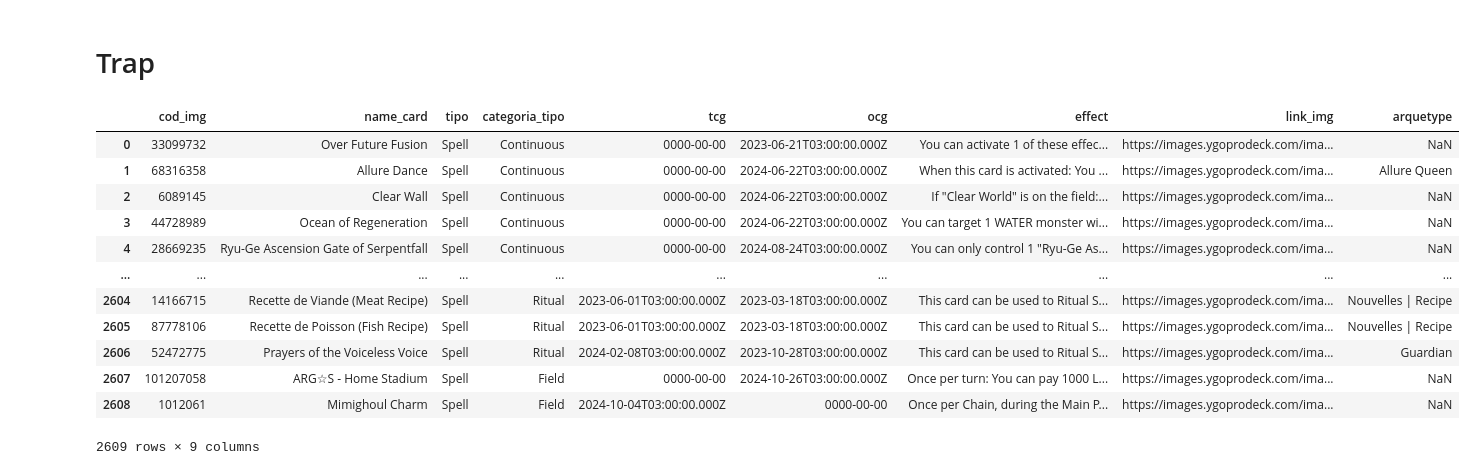
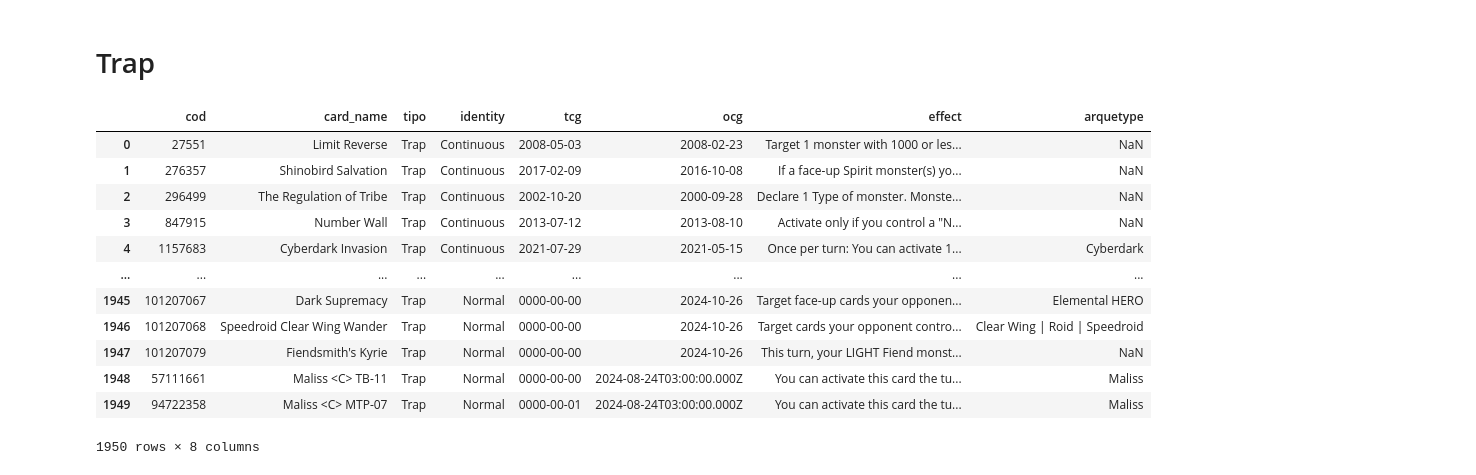
Before and after one commit to klausNoGit/DeckAPI, a Jupyter notebook: src/jupyter/clean_data.ipynb, the cells around one changed output. Cells and saved outputs as stored; diff of their text form; code cells hidden in the pictures.

```diff
--- a/src/jupyter/clean_data.ipynb
+++ b/src/jupyter/clean_data.ipynb
@@ -3,7 +3,7 @@ import pandas as pd
 import numpy as np
 import re
 # %%
-local_abs = '/home/zeus/Documents/card_game/src/estatistica/jupyter/abs.csv'
+local_abs = '/home/erick/Documents/card_game/src/csv/abs.csv'
 df = pd.read_csv(local_abs, sep='|')
 df
 # %% [output]
@@ -23,5 +23,5 @@ df
 # %%
 df_grupo = df.groupby('card')['arquetype'].apply(lambda x: ' | '.join(x)).reset_index()
-df_grupo.columns = ['name_card', 'arquetype']
+df_grupo.columns = ['card_name', 'arquetype']
 df_grupo
 # %% [output]
@@ -41,15 +41,13 @@ df_grupo
 # %%
 df_grupo.to_excel('arquetipos_names.xlsx', index=False)
 # %%
-local_arquetipos_names = '/home/zeus/Documents/card_game/src/estatistica/jupyter/arquetipos_names.xlsx'
-monster = '/home/zeus/Documents/card_game/src/cache/monster.csv'
-spell = '/home/zeus/Documents/card_game/src/cache/spell.csv'
-trap = '/home/zeus/Documents/card_game/src/cache/trap.csv'
+monster = '/home/erick/Documents/card_game/src/cache/monster.csv'
+spell = '/home/erick/Documents/card_game/src/cache/spell.csv'
+trap = '/home/erick/Documents/card_game/src/cache/trap.csv'
 
-df_local = pd.read_excel(local_arquetipos_names)
-df_monster = pd.read_csv(monster, sep='|')
-df_spell = pd.read_csv(spell, sep='|')
-df_trap = pd.read_csv(trap, sep='|')
+df_monster = pd.read_csv(monster, sep=';')
+df_spell = pd.read_csv(spell, sep=';')
+df_trap = pd.read_csv(trap, sep=';')
 # %%
 df_monster
 # %% [output]
@@ -209,19 +209,19 @@ spell_arq
 # %% [markdown]
 # Trap
 # %%
-trap_arq = pd.merge(df_spell, df_local, on='name_card', how='left')
+trap_arq = pd.merge(df_trap, df_grupo, on='card_name', how='left')
 trap_arq
 # %% [output]
-|  | cod_img | name_card | tipo | categoria_tipo | tcg | ocg | effect | link_img | arquetype |
-| 0 | 33099732 | Over Future Fusion | Spell | Continuous | 0000-00-00 | 2023-06-21T03:00:00.000Z | You can activate 1 of these effec... | https://images.ygoprodeck.com/ima... | NaN |
-| 1 | 68316358 | Allure Dance | Spell | Continuous | 0000-00-00 | 2024-06-22T03:00:00.000Z | When this card is activated: You ... | https://images.ygoprodeck.com/ima... | Allure Queen |
-| 2 | 6089145 | Clear Wall | Spell | Continuous | 0000-00-00 | 2024-06-22T03:00:00.000Z | If "Clear World" is on the field:... | https://images.ygoprodeck.com/ima... | NaN |
-| 3 | 44728989 | Ocean of Regeneration | Spell | Continuous | 0000-00-00 | 2024-06-22T03:00:00.000Z | You can target 1 WATER monster wi... | https://images.ygoprodeck.com/ima... | NaN |
-| 4 | 28669235 | Ryu-Ge Ascension Gate of Serpentfall | Spell | Continuous | 0000-00-00 | 2024-08-24T03:00:00.000Z | You can only control 1 "Ryu-Ge As... | https://images.ygoprodeck.com/ima... | NaN |
-| ... | ... | ... | ... | ... | ... | ... | ... | ... | ... |
-| 2604 | 14166715 | Recette de Viande (Meat Recipe) | Spell | Ritual | 2023-06-01T03:00:00.000Z | 2023-03-18T03:00:00.000Z | This card can be used to Ritual S... | https://images.ygoprodeck.com/ima... | Nouvelles | Recipe |
-| 2605 | 87778106 | Recette de Poisson (Fish Recipe) | Spell | Ritual | 2023-06-01T03:00:00.000Z | 2023-03-18T03:00:00.000Z | This card can be used to Ritual S... | https://images.ygoprodeck.com/ima... | Nouvelles | Recipe |
-| 2606 | 52472775 | Prayers of the Voiceless Voice | Spell | Ritual | 2024-02-08T03:00:00.000Z | 2023-10-28T03:00:00.000Z | This card can be used to Ritual S... | https://images.ygoprodeck.com/ima... | Guardian |
-| 2607 | 101207058 | ARG☆S - Home Stadium | Spell | Field | 0000-00-00 | 2024-10-26T03:00:00.000Z | Once per turn: You can pay 1000 L... | https://images.ygoprodeck.com/ima... | NaN |
-| 2608 | 1012061 | Mimighoul Charm | Spell | Field | 2024-10-04T03:00:00.000Z | 0000-00-00 | Once per Chain, during the Main P... | https://images.ygoprodeck.com/ima... | NaN |
+|  | cod | card_name | tipo | identity | tcg | ocg | effect | arquetype |
+| 0 | 27551 | Limit Reverse | Trap | Continuous | 2008-05-03 | 2008-02-23 | Target 1 monster with 1000 or les... | NaN |
+| 1 | 276357 | Shinobird Salvation | Trap | Continuous | 2017-02-09 | 2016-10-08 | If a face-up Spirit monster(s) yo... | NaN |
+| 2 | 296499 | The Regulation of Tribe | Trap | Continuous | 2002-10-20 | 2000-09-28 | Declare 1 Type of monster. Monste... | NaN |
+| 3 | 847915 | Number Wall | Trap | Continuous | 2013-07-12 | 2013-08-10 | Activate only if you control a "N... | NaN |
+| 4 | 1157683 | Cyberdark Invasion | Trap | Continuous | 2021-07-29 | 2021-05-15 | Once per turn: You can activate 1... | Cyberdark |
+| ... | ... | ... | ... | ... | ... | ... | ... | ... |
+| 1945 | 101207067 | Dark Supremacy | Trap | Normal | 0000-00-00 | 2024-10-26 | Target face-up cards your opponen... | Elemental HERO |
+| 1946 | 101207068 | Speedroid Clear Wing Wander | Trap | Normal | 0000-00-00 | 2024-10-26 | Target cards your opponent contro... | Clear Wing | Roid | Speedroid |
+| 1947 | 101207079 | Fiendsmith's Kyrie | Trap | Normal | 0000-00-00 | 2024-10-26 | This turn, your LIGHT Fiend monst... | NaN |
+| 1948 | 57111661 | Maliss <C> TB-11 | Trap | Normal | 0000-00-00 | 2024-08-24T03:00:00.000Z | You can activate this card the tu... | Maliss |
+| 1949 | 94722358 | Maliss <C> MTP-07 | Trap | Normal | 0000-00-01 | 2024-08-24T03:00:00.000Z | You can activate this card the tu... | Maliss |
-2609 rows × 9 columns
+1950 rows × 8 columns
```
Also changed, not shown: parts of 27 cells of this notebook, 6 other files.
